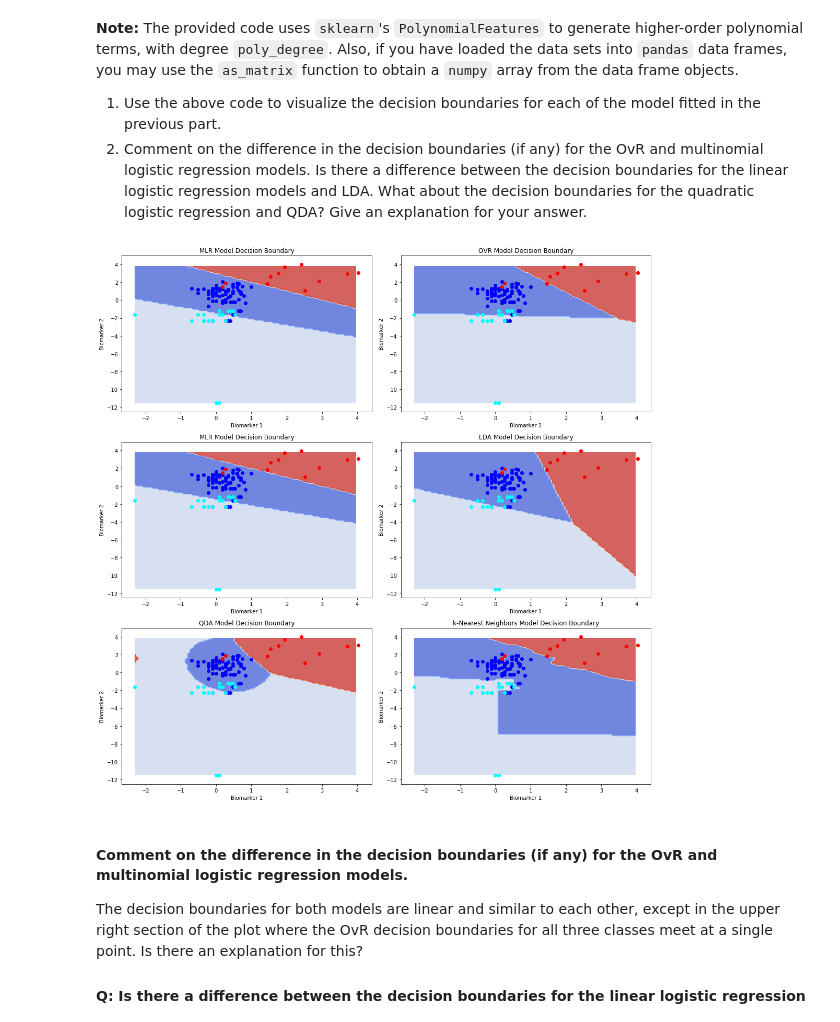
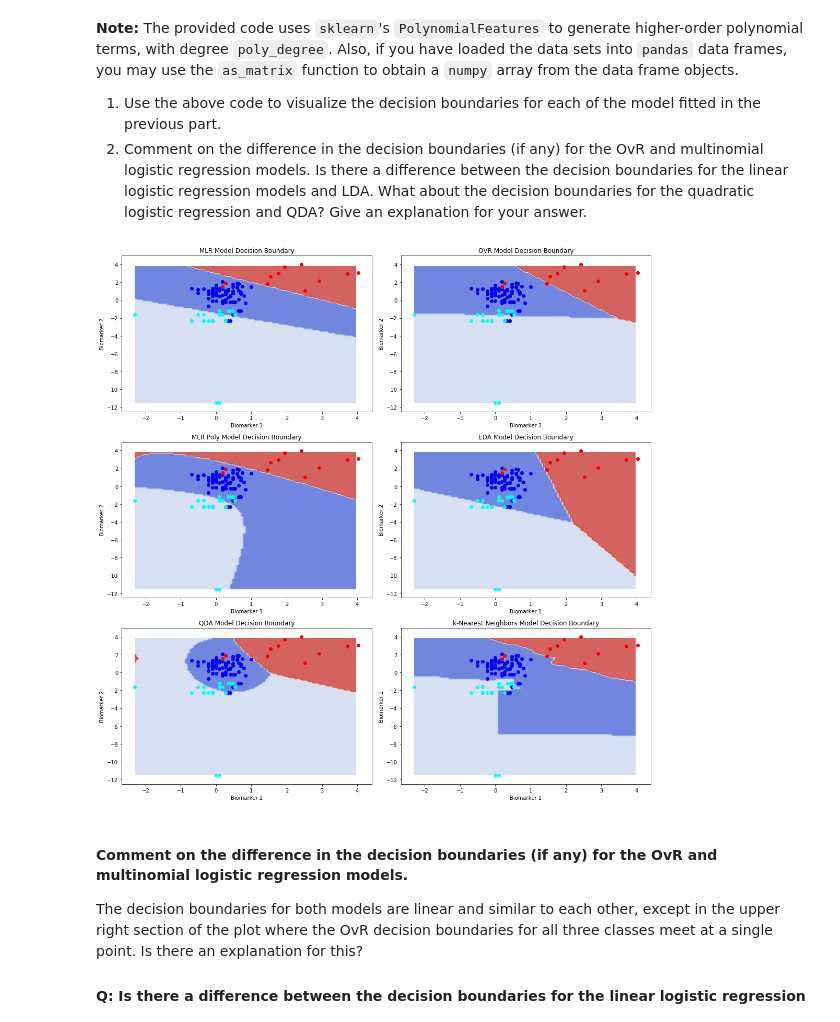
Before and after one commit to REMitchell/CSCIE109A, a Jupyter notebook: hw7/cs109_hw7.ipynb, the cells around one changed output. Cells and saved outputs as stored; diff of their text form; code cells hidden in the pictures.

```diff
--- a/hw7/cs109_hw7.ipynb
+++ b/hw7/cs109_hw7.ipynb
@@ -328,22 +353,25 @@ Also, if you have loaded the data sets into `pandas` data frames, you may use th
 # %%
 fig, ax = plt.subplots(3, 2, figsize=(15, 15))
 
 ax[0][0] = plot_decision_boundary(np.asarray(Xtrain), np.asarray(ytrain), mlr_mod,
                                   'MLR Model Decision Boundary', ax[0][0], poly_degree = None)
+
 ax[0][1] = plot_decision_boundary(np.asarray(Xtrain), np.asarray(ytrain), ovr_mod,
                                   'OVR Model Decision Boundary', ax[0][1], poly_degree = None)
-ax[1][0] = plot_decision_boundary(np.asarray(Xtrain), np.asarray(ytrain), mlr_mod,
-                                  'MLR Poly Model Decision Boundary', ax[1][0], poly_degree = None)
+
+ax[1][0] = plot_decision_boundary(np.asarray(Xtrain), np.asarray(ytrain), mlr_poly_mod,
+                                  'MLR Poly Model Decision Boundary', ax[1][0], poly_degree = 2)
+
 ax[1][1] = plot_decision_boundary(np.asarray(Xtrain), np.asarray(ytrain), lda_mod,
                                   'LDA Model Decision Boundary', ax[1][1], poly_degree = None)
 ax[2][0] = plot_decision_boundary(np.asarray(Xtrain), np.asarray(ytrain), qda_mod,
                                   'QDA Model Decision Boundary', ax[2][0], poly_degree = None)
 ax[2][1] = plot_decision_boundary(np.asarray(Xtrain), np.asarray(ytrain), knc_mod_best,
                                   'k-Nearest Neighbors Model Decision Boundary', ax[2][1], poly_degree = None)
 plt.tight_layout()
 plt.show()
 # %% [output]
-[figure, old version]
+[figure, new version]
 # %% [markdown]
 #### Comment on the difference in the decision boundaries (if any) for the OvR and multinomial logistic regression models.
 
```
Also changed, not shown: parts of 14 cells of this notebook.
